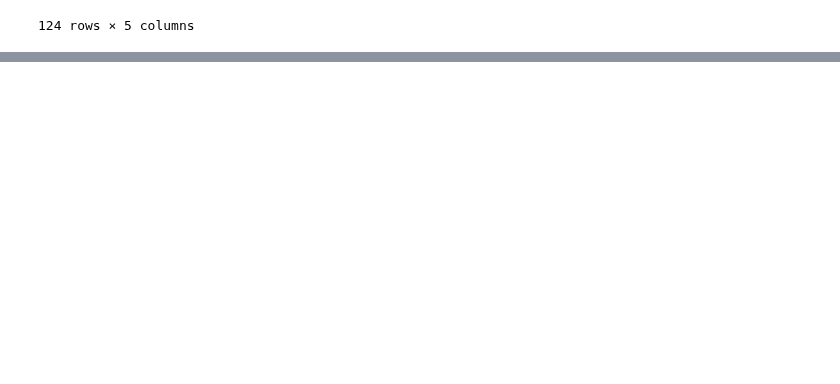
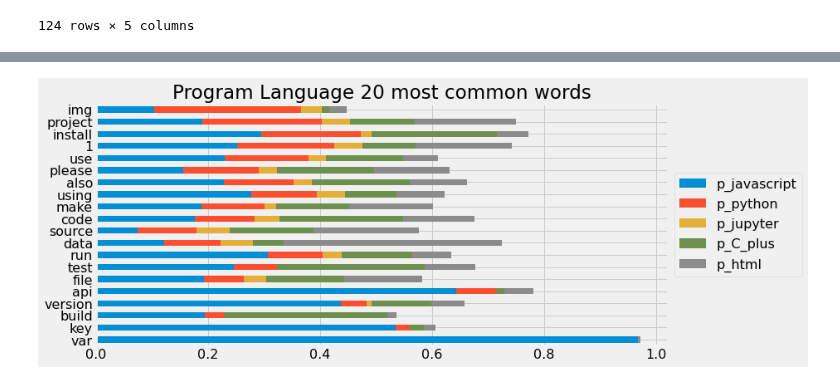
Before and after one commit to codeup-nlp/nlp-project, a Jupyter notebook: craig_explore.ipynb, the cells around one changed output, grey strips where cells are left out. Cells and saved outputs as stored; diff of their text form; code cells hidden in the pictures; blank space fills up the shorter version.

```diff
--- a/craig_explore.ipynb
+++ b/craig_explore.ipynb
@@ -546,0 +660,32 @@ data
+# %%
+# figure out the percentage of spam vs ham
+(word_counts
+ .assign(p_javascript=word_counts.javascript / word_counts['all'],
+         p_python=word_counts.python / word_counts['all'],
+         p_jupyter=word_counts.jupyter / word_counts['all'],
+        #  p_java=word_counts.java / word_counts['all'],
+        #  p_C=word_counts.C / word_counts['all'],
+         p_C_plus=word_counts.C_plus / word_counts['all'],
+         p_html=word_counts.html / word_counts['all'],
+        #  p_rudy=word_counts.rudy / word_counts['all'],
+        #  p_go=word_counts.go / word_counts['all'],
+        #  p_type=word_counts.type / word_counts['all'],
+        #  p_tex=word_counts.tex / word_counts['all'],
+        #  p_shell=word_counts.shell / word_counts['all'])
+ )
+
+
+ .sort_values(by='all')
+ [['p_javascript', 'p_python', 'p_jupyter', 'p_C_plus', 'p_html']]
+ .tail(20)
+ .sort_values('p_python')
+ .plot.barh(stacked=True))
+
+
+plt.title('Program Language 20 most common words')
+# move legend outside of the plot
+plt.legend(loc='center left', bbox_to_anchor=(1, 0.5))
+# save the plot
+plt.savefig('programming_language_20_most_common_words.png')
+# %% [output]
+[figure, added]
```
Also changed, not shown: parts of 10 cells of this notebook.
